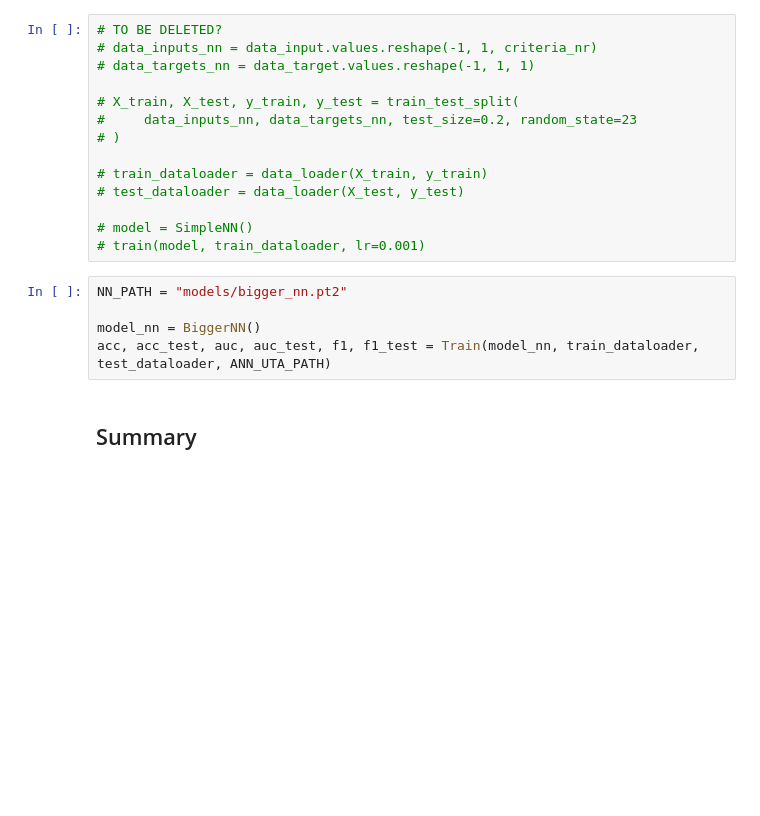
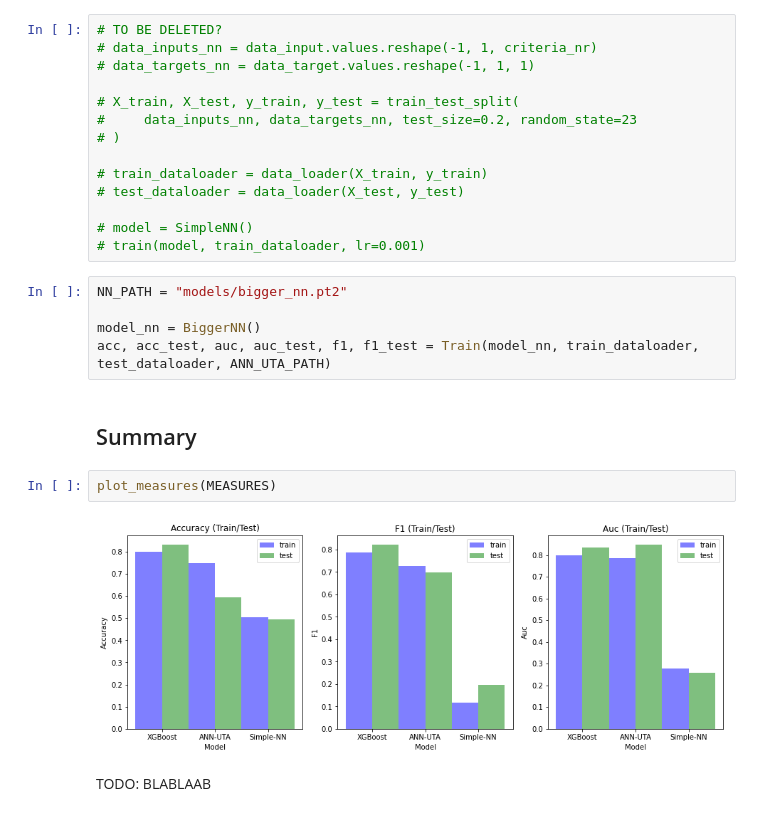
Before and after one commit to azywot/da-project3, a Jupyter notebook: Project3.ipynb, the cells around one changed output. Saved outputs shown, nothing was run; the diff lists cells and outputs as text; blank space fills up the shorter version.

Commit message:
plot measures

```diff
--- a/Project3.ipynb
+++ b/Project3.ipynb
@@ -384,3 +384,9 @@ model_nn = BiggerNN()
 acc, acc_test, auc, auc_test, f1, f1_test = Train(model_nn, train_dataloader, test_dataloader, ANN_UTA_PATH)
 # %% [markdown]
 ## Summary
+# %%
+plot_measures(MEASURES)
+# %% [output]
+[figure, added]
+# %% [markdown]
+TODO: BLABLAAB
```
Also changed, not shown: parts of 1 cell of this notebook, 1 other file.
